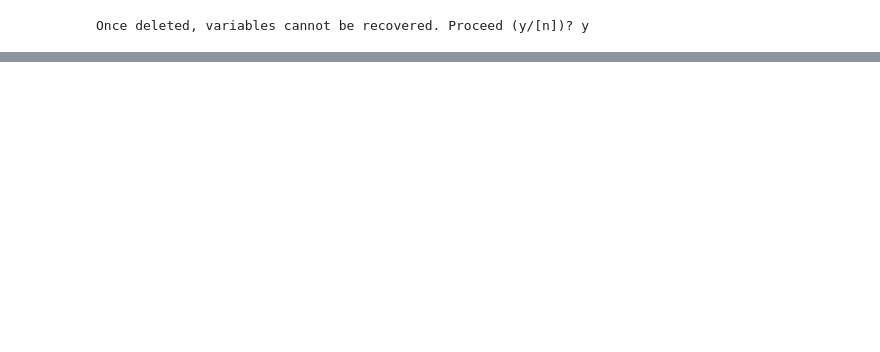
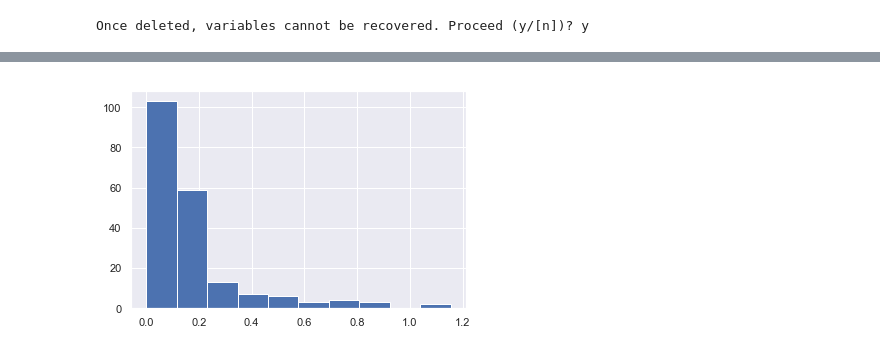
Before and after one commit to FabianSchubert/DrivenRandNetworkCriticality, a Jupyter notebook: code/gain_backprop.ipynb, the cells around one changed output, grey strips where cells are left out. Saved outputs shown, nothing was run; the diff lists cells and outputs as text; code cells hidden in the pictures; blank space fills up the shorter version.

```diff
--- a/code/gain_backprop.ipynb
+++ b/code/gain_backprop.ipynb
@@ -53,0 +61,5 @@ plt.show()
+# %%
+plt.hist(ESN.gain)
+plt.show()
+# %% [output]
+[figure, added]
```
Also changed, not shown: parts of 6 cells of this notebook, 1 other file.
